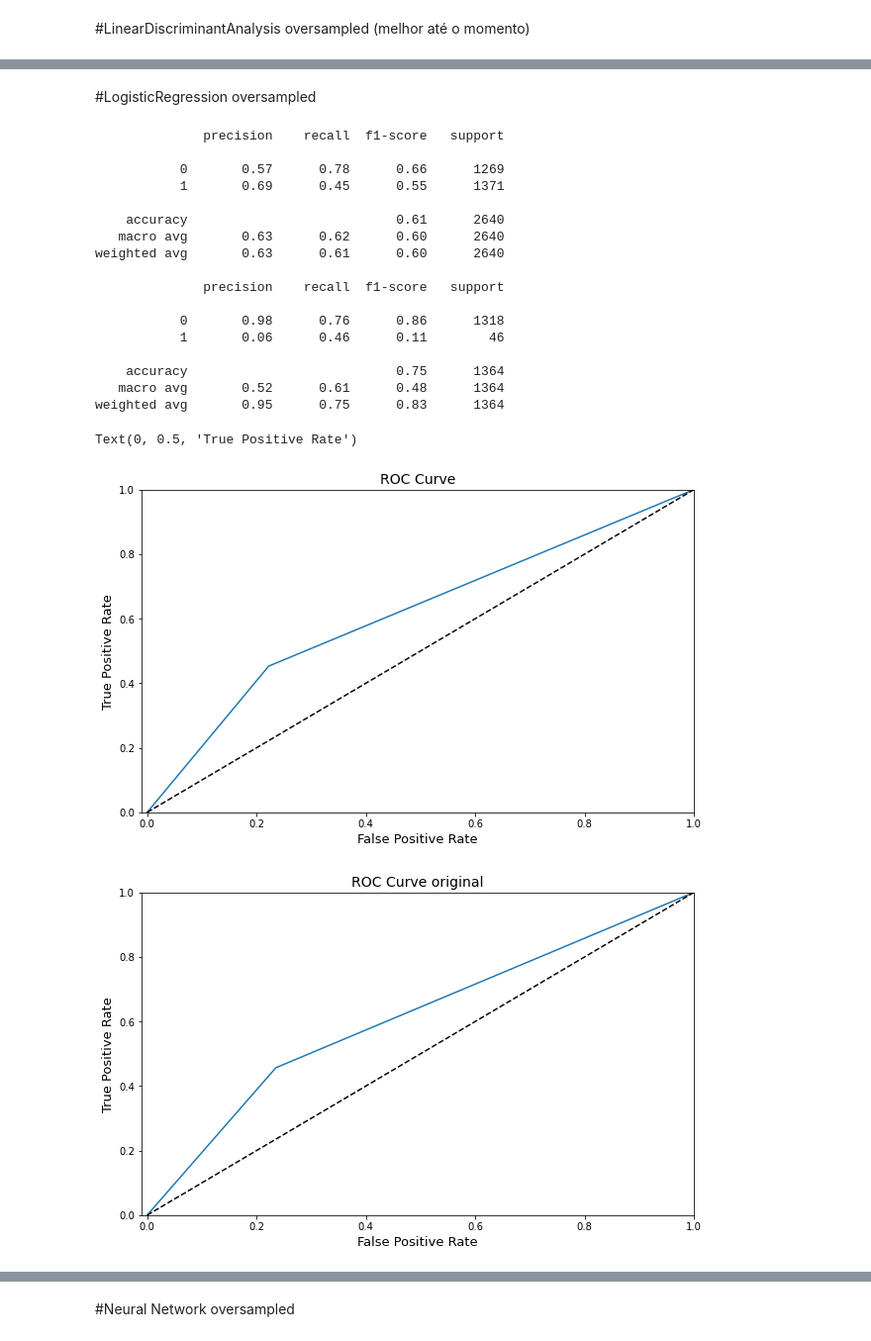
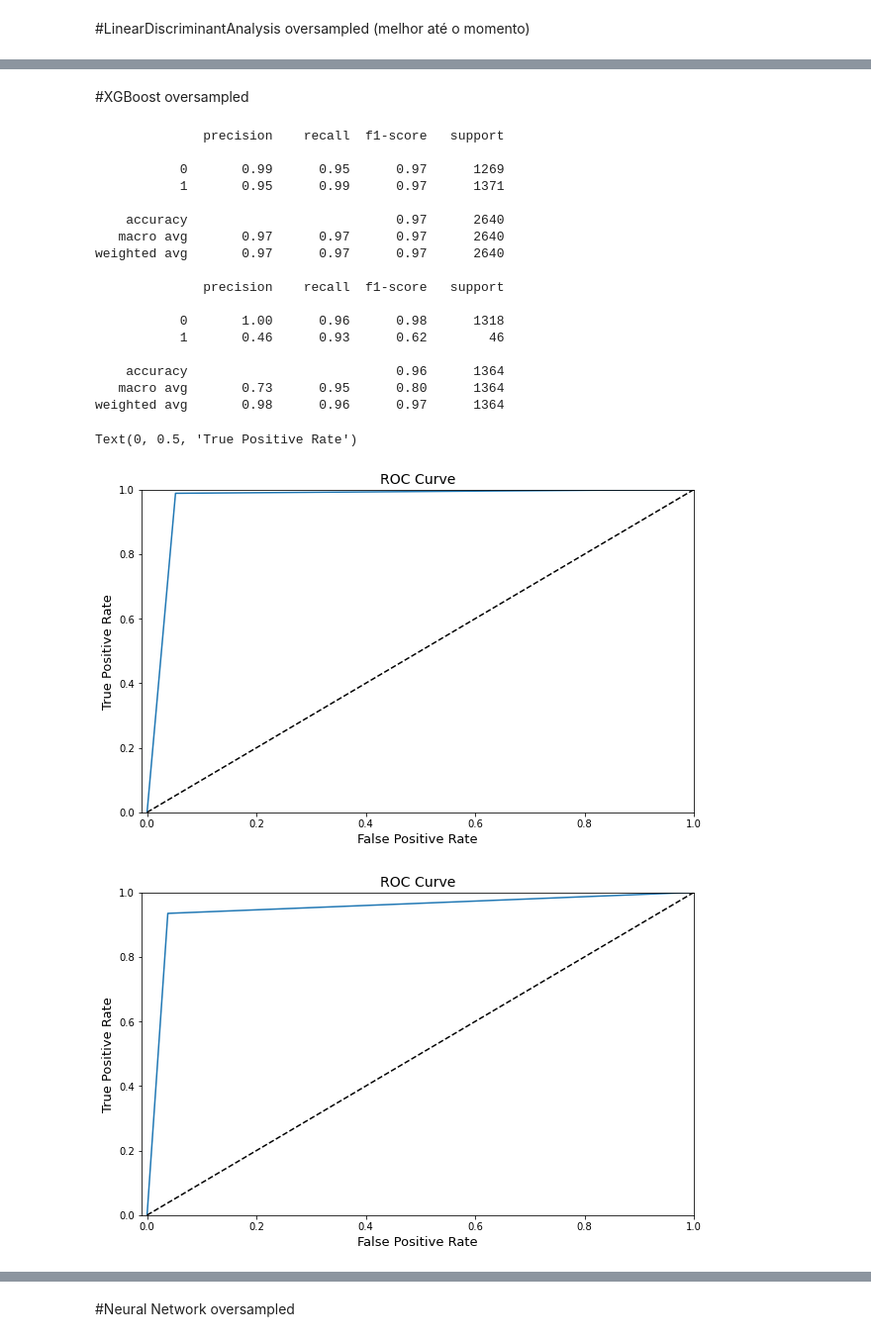
Before and after one commit to Gabriel-Lyra/bankruptcy_prediction, a Jupyter notebook: Projeto_aprendizagem_de_maquina.ipynb, the cells around one changed output, grey strips where cells are left out. Shown at 99% size. Saved outputs shown, nothing was run; the diff lists cells and outputs as text; code cells hidden in the pictures.

```diff
--- a/Projeto_aprendizagem_de_maquina.ipynb
+++ b/Projeto_aprendizagem_de_maquina.ipynb
@@ -532,56 +589,57 @@ plot = skplt.metrics.plot_confusion_matrix(y_test, ld_oversampled_pred_class_ori
 # %% [markdown]
-#LogisticRegression oversampled
+#XGBoost oversampled
 # %%
-lr_oversampled = LogisticRegression(random_state=0, max_iter = 100000)
+xgb_oversampled = XGBClassifier()
 
-lr_oversampled.fit(x_train_oversampled,y_train_oversampled)
-lr_oversampled_pred_class = lr_oversampled.predict(x_test_oversampled)
-lr_oversampled_pred_class_original = lr_oversampled.predict(x_test)
+xgb_oversampled.fit(x_train_oversampled,y_train_oversampled)
+xgb_oversampled_pred_class = xgb_oversampled.predict(x_test_oversampled)
+xgb_oversampled_pred_class_original = xgb_oversampled.predict(x_test)
 
-print(classification_report(y_test_oversampled, lr_oversampled_pred_class))
-print(classification_report(y_test, lr_oversampled_pred_class_original))
+print(classification_report(y_test_oversampled, xgb_oversampled_pred_class))
+print(classification_report(y_test, xgb_oversampled_pred_class_original))
 # %% [output]
               precision    recall  f1-score   support
 
-           0       0.57      0.78      0.66      1269
-           1       0.69      0.45      0.55      1371
+           0       0.99      0.95      0.97      1269
+           1       0.95      0.99      0.97      1371
 
-    accuracy                           0.61      2640
-   macro avg       0.63      0.62      0.60      2640
-weighted avg       0.63      0.61      0.60      2640
+    accuracy                           0.97      2640
+   macro avg       0.97      0.97      0.97      2640
+weighted avg       0.97      0.97      0.97      2640
 
               precision    recall  f1-score   support
 
-           0       0.98      0.76      0.86      1318
-           1       0.06      0.46      0.11        46
+           0       1.00      0.96      0.98      1318
+           1       0.46      0.93      0.62        46
 
-    accuracy                           0.75      1364
-   macro avg       0.52      0.61      0.48      1364
-weighted avg       0.95      0.75      0.83      1364
+    accuracy                           0.96      1364
+   macro avg       0.73      0.95      0.80      1364
+weighted avg       0.98      0.96      0.97      1364
 # %%
-log_oversampled_fpr, log_oversampled_tpr, log_oversampled_thresold = roc_curve(y_test_oversampled, lr_oversampled_pred_class)
+xgb_oversampled_fpr, xgb_oversampled_tpr, xgb_oversampled_thresold = roc_curve(y_test_oversampled, xgb_oversampled_pred_class)
 
 plt.figure(figsize=(10,6))
-plt.plot(log_oversampled_fpr, log_oversampled_tpr, label='Logistic Regression Classifier Score: {:.4f}'.format(roc_auc_score(y_test_oversampled, lr_oversampled_pred_class)))
+plt.plot(xgb_oversampled_fpr, xgb_oversampled_tpr, label='Logistic Regression Classifier Score: {:.4f}'.format(roc_auc_score(y_test_oversampled, xgb_oversampled_pred_class)))
 plt.plot([0, 1], [0, 1], 'k--')
 plt.axis([-0.01, 1, 0, 1])
 plt.title('ROC Curve', fontsize=14)
 plt.xlabel('False Positive Rate', fontsize=13)
 plt.ylabel('True Positive Rate', fontsize=13)
 
 
 
-log_oversampled_fpr, log_oversampled_tpr, log_oversampled_thresold = roc_curve(y_test, lr_oversampled_pred_class_original)
+
+xgb_oversampled_fpr, xgb_oversampled_tpr, xgb_oversampled_thresold = roc_curve(y_test, xgb_oversampled_pred_class_original)
 
 plt.figure(figsize=(10,6))
-plt.plot(log_oversampled_fpr, log_oversampled_tpr, label='Logistic Regression Classifier Score: {:.4f}'.format(roc_auc_score(y_test, lr_oversampled_pred_class_original)))
+plt.plot(xgb_oversampled_fpr, xgb_oversampled_tpr, label='Logistic Regression Classifier Score: {:.4f}'.format(roc_auc_score(y_test, xgb_oversampled_pred_class_original)))
 plt.plot([0, 1], [0, 1], 'k--')
 plt.axis([-0.01, 1, 0, 1])
-plt.title('ROC Curve original', fontsize=14)
+plt.title('ROC Curve', fontsize=14)
 plt.xlabel('False Positive Rate', fontsize=13)
 plt.ylabel('True Positive Rate', fontsize=13)
 # %% [output]
 Text(0, 0.5, 'True Positive Rate')
-[figure, old version]
+[figure, new version]
-[figure, old version]
+[figure, new version]
 # %%
```
Also changed, not shown: parts of 34 cells of this notebook.
